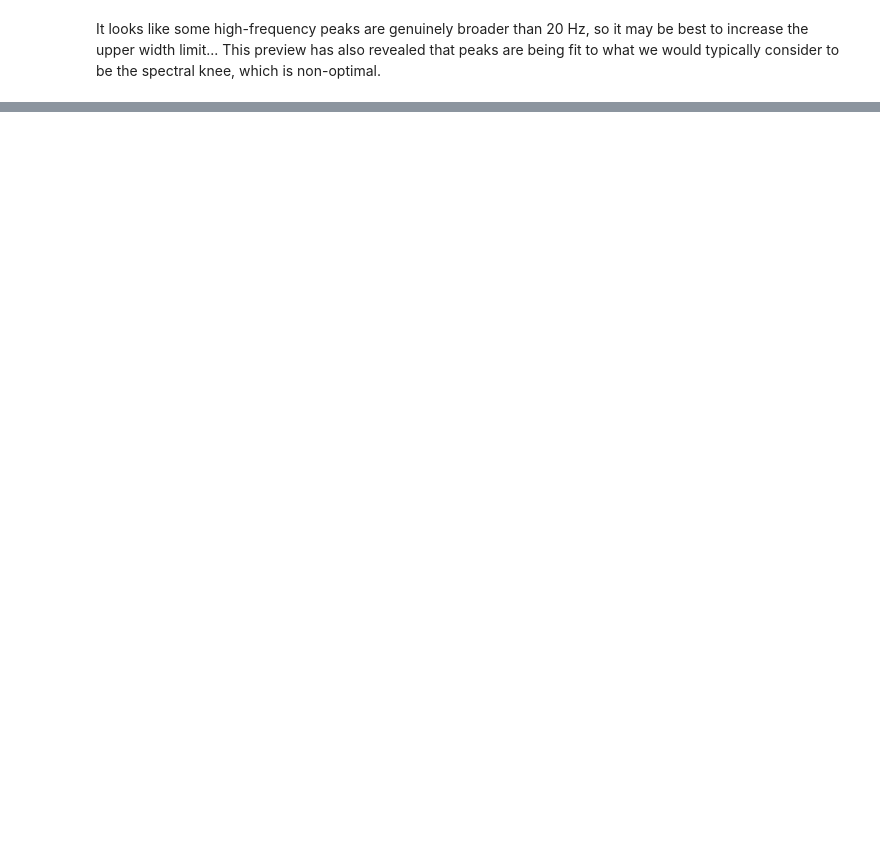
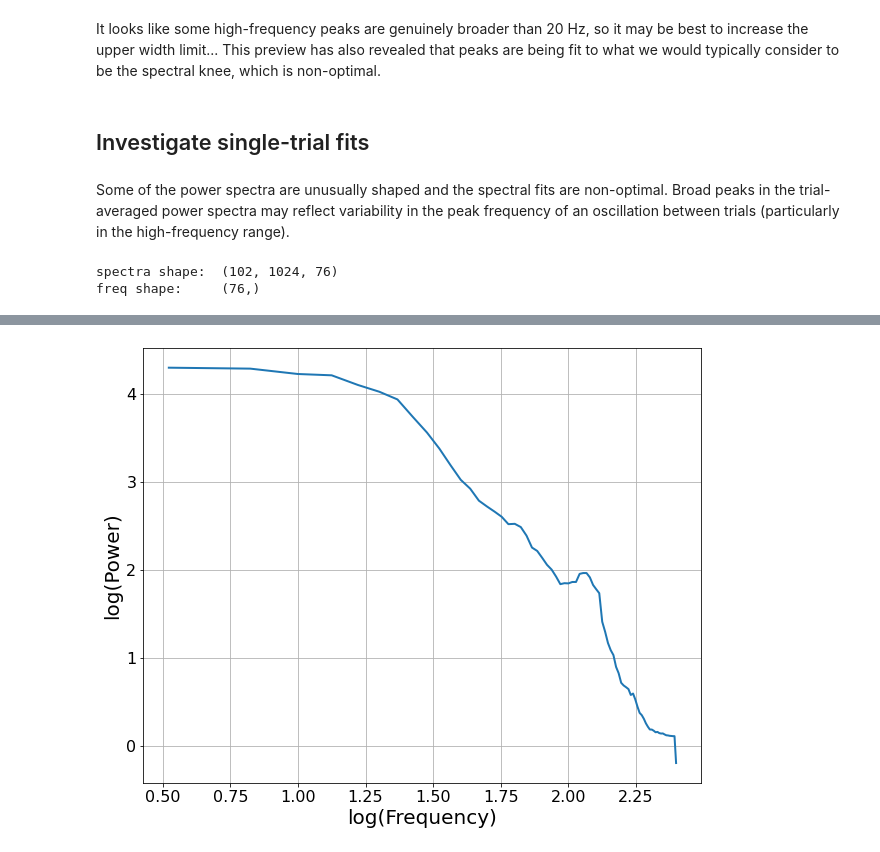
Before and after one commit to voytekresearch/v1_v4_1024_elec, a Jupyter notebook: notebooks/investigate_poor_model_fits.ipynb, the cells around one changed output, grey strips where cells are left out. Saved outputs shown, nothing was run; the diff lists cells and outputs as text; code cells hidden in the pictures; blank space fills up the shorter version.

Commit message:
investigate single trial fits

```diff
--- a/notebooks/investigate_poor_model_fits.ipynb
+++ b/notebooks/investigate_poor_model_fits.ipynb
@@ -413,2 +473,22 @@ RuntimeWarning: More than 20 figures have been opened. Figures created through t
 # %% [markdown]
 It looks like some high-frequency peaks are genuinely broader than 20 Hz, so it may be best to increase the upper width limit... This preview has also revealed that peaks are being fit to what we would typically consider to be the spectral knee, which is non-optimal.
+# %% [markdown]
+## Investigate single-trial fits
+# %% [markdown]
+Some of the power spectra are unusually shaped and the spectral fits are non-optimal. Broad peaks in the trial-averaged power spectra may reflect variability in the peak frequency of an oscillation between trials (particularly in the high-frequency range).
+# %%
+# load example spectral results
+fname = r"G:\Shared drives\v1_v4_1024\data\lfp\lfp_psd\sessions\A_SNR_041018_lfp_pre.npz"
+data_in = np.load(fname)
+spectra = data_in['spectra']
+freq = data_in['freq']
+print(f"spectra shape: \t{spectra.shape}")
+print(f"freq shape: \t{freq.shape}")
+# %% [output]
+spectra shape:  (102, 1024, 76)
+freq shape:     (76,)
+# %%
+# plot spectra
+i_chan = 960
+plot_spectrum(freq, np.mean(spectra[:, i_chan], axis=0), log_freqs=True, log_powers=True)
+# %% [output]
@@ -414,0 +496 @@ It looks like some high-frequency peaks are genuinely broader than 20 Hz, so it
+[figure, added]
```
Also changed, not shown: parts of 7 cells of this notebook.
